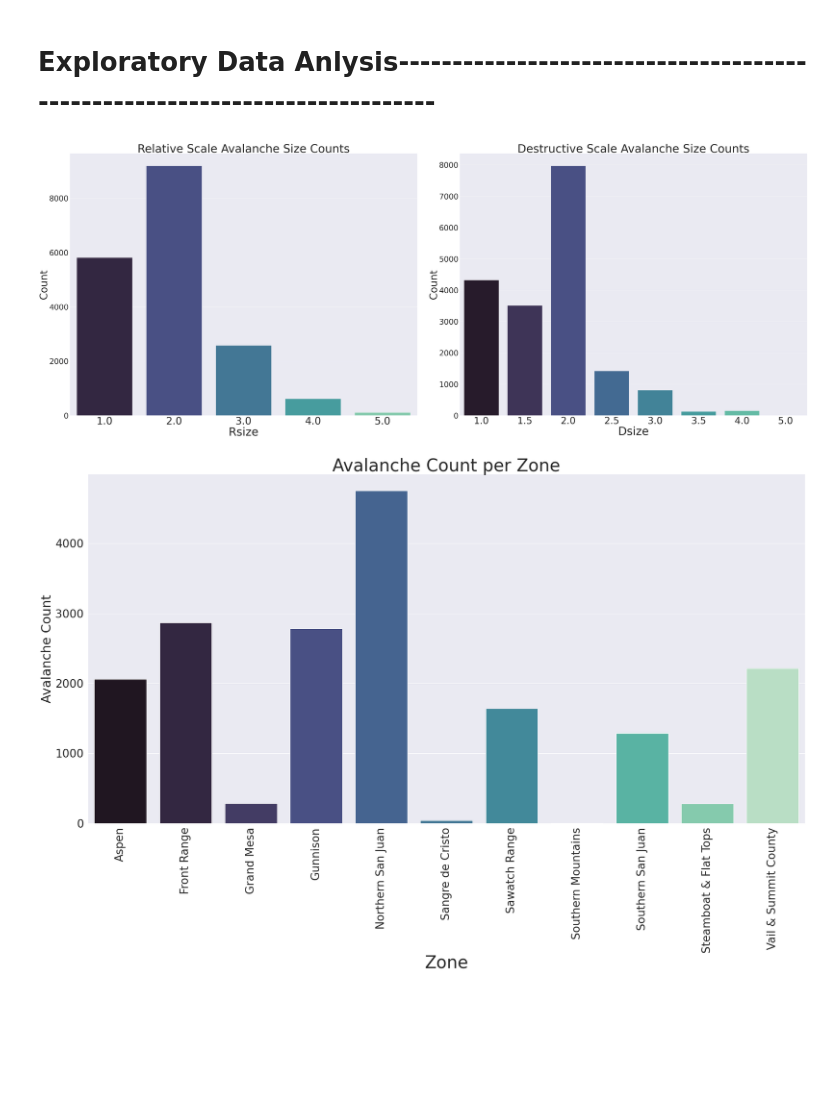
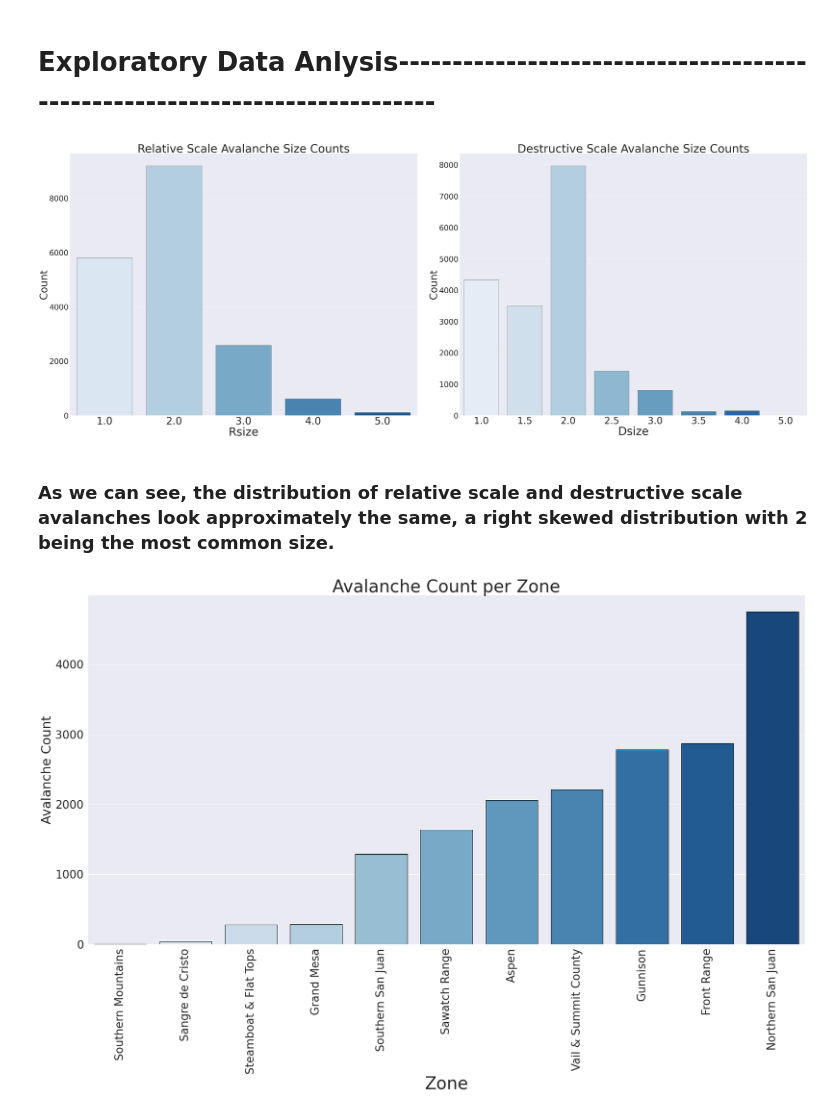
Before and after one commit to reformedgamer/comp4447_finalproject, a Jupyter notebook: primaryDataset.ipynb, the cells around one changed output. Saved outputs shown, nothing was run; the diff lists cells and outputs as text; code cells hidden in the pictures; blank space fills up the shorter version.

```diff
--- a/primaryDataset.ipynb
+++ b/primaryDataset.ipynb
@@ -44,8 +45,8 @@ dtype: object
 fig, ax = plt.subplots(1, 2)
 
 fig.tight_layout(pad = 25, rect = (0, -0.5, 3, 2))
-sns.countplot(x='Rsize', data = avalanches_df, palette='mako', ax=ax[0])
-sns.countplot(x='Dsize', data = avalanches_df, palette='mako', ax = ax[1])
+sns.countplot(x='Rsize', data = avalanches_df, palette = 'Blues', edgecolor = "Black", ax=ax[0])
+sns.countplot(x='Dsize', data = avalanches_df, palette='Blues',edgecolor = "Black", ax = ax[1])
 ax[0].set_title('Relative Scale Avalanche Size Counts', fontsize = 90)
 ax[0].set_xlabel('Rsize', fontsize=90)
 ax[0].set_ylabel('Count', fontsize=80)
@@ -60,15 +61,17 @@ ax[1].tick_params(axis='y', labelsize=60)
 
 fig.show()
 # %% [output]
-[figure, old version]
+[figure, new version]
+# %% [markdown]
+### As we can see, the distribution of relative scale and destructive scale avalanches look approximately the same, a right skewed distribution with 2 being the most common size.
 # %%
 sns.set(rc={'figure.figsize':(30, 15)})
-sns.countplot(x='Zone', data = avalanches_df, palette='mako')
+sns.countplot(x='Zone', data = avalanches_df, order = avalanches_df['Zone'].value_counts(ascending=True).index, edgecolor = "Black", palette='Blues')
 plt.xticks(rotation = 90, fontsize = 26)
 plt.yticks(fontsize=26)
 plt.xlabel("Zone", fontsize=40)
 plt.ylabel("Avalanche Count", fontsize=30)
 plt.title("Avalanche Count per Zone", fontsize = 40)
 plt.show()
 # %% [output]
-[figure, old version]
+[figure, new version]
```
Also changed, not shown: parts of 4 cells of this notebook.
